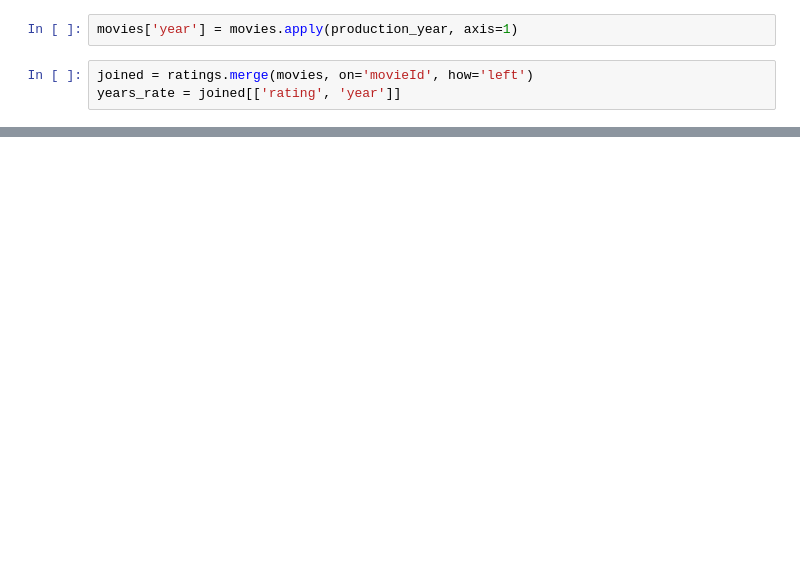
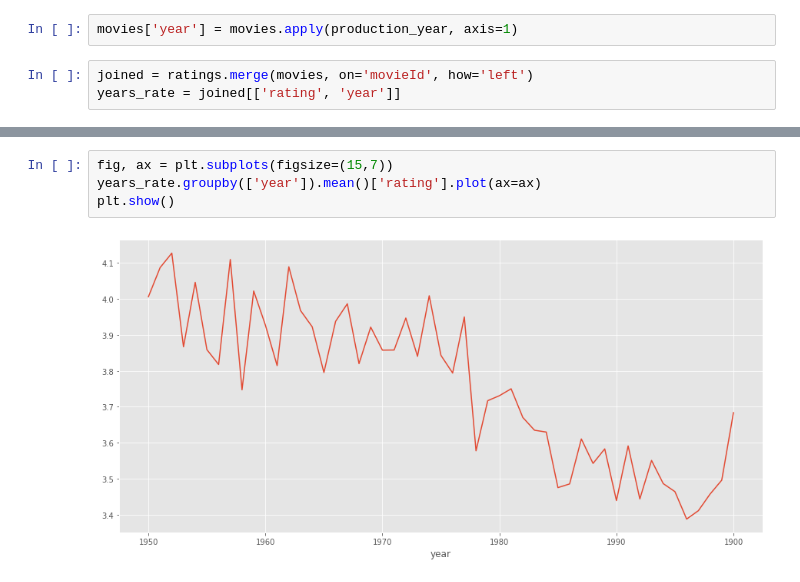
Before and after one commit to gsotsky/pyda9dz, a Jupyter notebook: pyda9dz11.ipynb, the cells around one changed output, grey strips where cells are left out. Saved outputs shown, nothing was run; the diff lists cells and outputs as text; blank space fills up the shorter version.

```diff
--- a/pyda9dz11.ipynb
+++ b/pyda9dz11.ipynb
@@ -228,0 +250,6 @@ years_rate.groupby('year').mean().sort_values('rating', ascending=False).head(20
+# %%
+fig, ax = plt.subplots(figsize=(15,7))
+years_rate.groupby(['year']).mean()['rating'].plot(ax=ax)
+plt.show()
+# %% [output]
+[figure, added]
```
Also changed, not shown: parts of 8 cells of this notebook.
